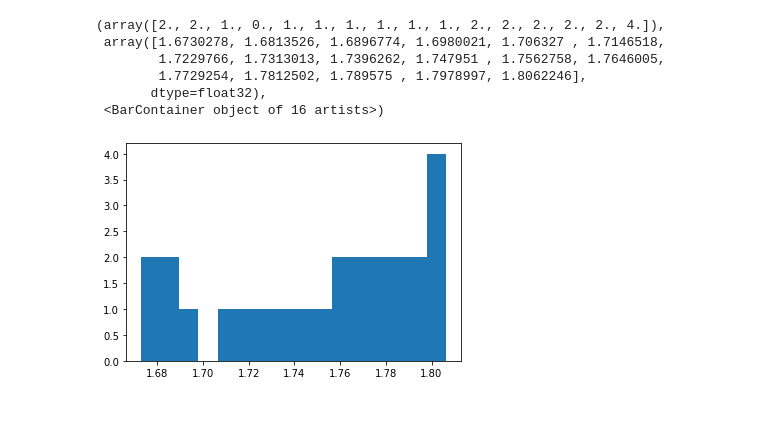
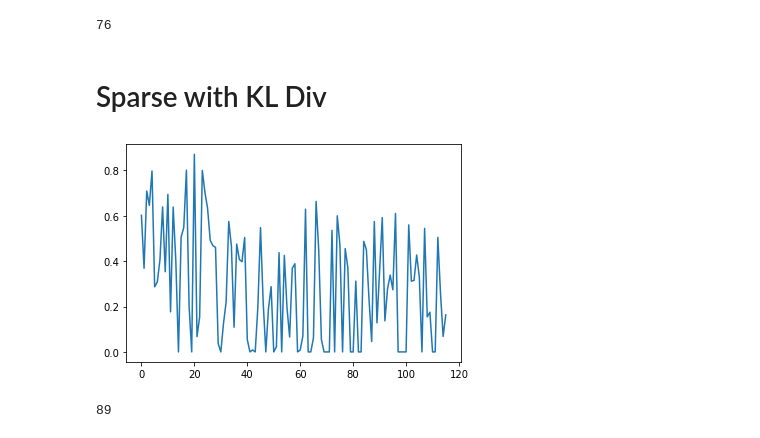
Before and after one commit to SolidusAbi/HySpecLab, a Jupyter notebook: notebooks/sparsity/test.ipynb, the cells around one changed output. Saved outputs shown, nothing was run; the diff lists cells and outputs as text; code cells hidden in the pictures.

```diff
--- a/notebooks/sparsity/test.ipynb
+++ b/notebooks/sparsity/test.ipynb
@@ -155,12 +249,8 @@ plt.hist(values[values!=0],bins=16)
-# %%
-values = out[9].detach().cpu().flatten().numpy()
-
-plt.hist(values[values!=0], bins=16)
-# %% [output]
-(array([2., 2., 1., 0., 1., 1., 1., 1., 1., 1., 2., 2., 2., 2., 2., 4.]),
- array([1.6730278, 1.6813526, 1.6896774, 1.6980021, 1.706327 , 1.7146518,
-        1.7229766, 1.7313013, 1.7396262, 1.747951 , 1.7562758, 1.7646005,
-        1.7729254, 1.7812502, 1.789575 , 1.7978997, 1.8062246],
-       dtype=float32),
- <BarContainer object of 16 artists>)
-[figure, removed]
+# %%
+model[0].weight.data.cpu().flatten()
+len(a[a<=0])
+len(a[a>0])
+# %% [output]
+76
+# %% [markdown]
+# Sparse with KL Div
@@ -166,0 +350,48 @@ plt.hist(values[values!=0], bins=16)
+# %%
+from HySpecLab.metrics import NCC, TotalVariationalReg
+from tqdm import tqdm
+
+n_epoch = 100
+optimizer = torch.optim.Adam(model.parameters(), lr=1e-4)
+criterion = NCC()
+# criterion = nn.MSELoss()
+reg = TotalVariationalReg()
+
+device = 'cuda' if torch.cuda.is_available() else 'cpu'
+
+model = model.to(device)
+
+epoch_iterator = tqdm(
+        range(n_epoch),
+        leave=True,
+        unit="epoch",
+        postfix={"tls": "%.4f" % 1},
+    )
+
+model.train()
+for epoch in epoch_iterator:
+    for idx, (input, target) in enumerate(train_loader):
+        input = input.to(device)
+        target = target.to(device)
+
+        out = model(input[:,:])
+        reg_loss = reg(out)
+        loss = criterion(out, input) + 1e-6*reg_loss
+
+        if idx % 150 == 0:
+           epoch_iterator.set_postfix(tls="%.4f" % np.mean(loss.detach().item()))
+
+        optimizer.zero_grad()
+        loss.backward()
+        optimizer.step()
+# %%
+weight_data = model[0].weight.data.cpu().numpy()
+weight_data_no_negative = weight_data.copy()
+weight_data_no_negative[weight_data_no_negative<0] = 0
+plt.plot(weight_data_no_negative)
+plt.show()
+
+print(len(weight_data[weight_data > 0]))
+# %% [output]
+[figure, added]
+89
```
Also changed, not shown: parts of 18 cells of this notebook, 3 other files.
